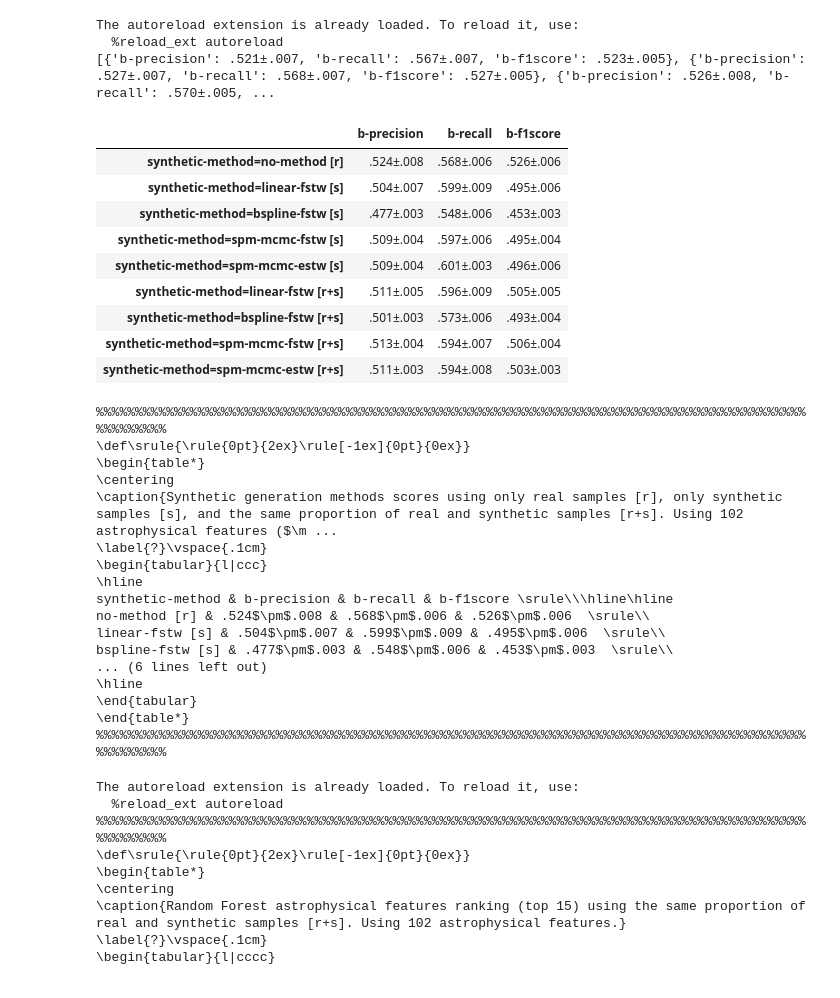
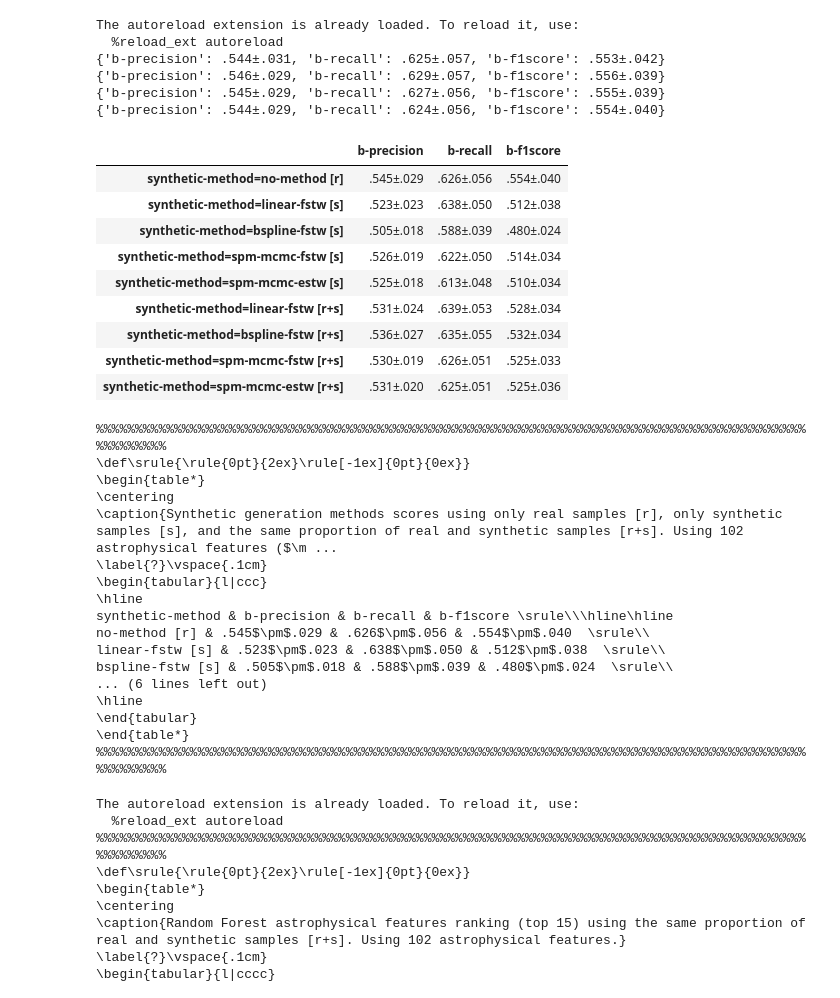
Before and after one commit to opimentel-github/astro-lightcurves-fats, a Jupyter notebook: experiments/metrics_results.ipynb, the cells around one changed output. Drawn from its saved outputs; the diff is of its cells as text; code cells hidden in the pictures.

```diff
--- a/experiments/metrics_results.ipynb
+++ b/experiments/metrics_results.ipynb
@@ -36,7 +36,7 @@ methods = [
 ]
 #methods = ['spm-mcmc-estw']
 eval_lcset_name = 'test'
-kf = '0'
+kf = '.'
 
 for method in methods:
     print('='*30+method)
@@ -185,44 +185,48 @@ for train_config in ['r', 's', 'r+s']:
             features = files[0]()['features']
             metric_xe = XError([f()['metrics_dict'][metric]*dmetrics[metric]['k'] for f in files])
             d[mn] = metric_xe
             #print(len(metric_xe))
 
         if not train_config=='r': # mean across methods in real case
             info_df.append(f'synthetic-method={method} [{train_config}]', d)
         else:
             aux_r.append(d)
 
     if train_config=='r': # mean across methods in real case
-        print(aux_r)
+        for r in aux_r:
+            print(r)
         new_d = {k:sum([r[k] for r in aux_r]) for k in d.keys()}
         info_df.append(f'synthetic-method=no-method [{train_config}]', new_d)
 
 display(info_df())
 caption = ''
 caption += f'Synthetic generation methods scores using only real samples [r], only synthetic samples [s], and the same proportion of real and synthetic samples [r+s].'
 caption += f' {get_mode_text(mode, features)} {get_kf_text(eval_lcset_name, kf)}'
 
 latex_kwargs = {
     'caption':caption,
     'label':'?',
     #'bold_axis':'columns',
 }
 latex_table = LatexTable(info_df(), **latex_kwargs)
 print(latex_table)
 # %% [output]
 The autoreload extension is already loaded. To reload it, use:
   %reload_ext autoreload
-[{'b-precision': .521±.007, 'b-recall': .567±.007, 'b-f1score': .523±.005}, {'b-precision': .527±.007, 'b-recall': .568±.007, 'b-f1score': .527±.005}, {'b-precision': .526±.008, 'b-recall': .570±.005, ...
+{'b-precision': .544±.031, 'b-recall': .625±.057, 'b-f1score': .553±.042}
+{'b-precision': .546±.029, 'b-recall': .629±.057, 'b-f1score': .556±.039}
+{'b-precision': .545±.029, 'b-recall': .627±.056, 'b-f1score': .555±.039}
+{'b-precision': .544±.029, 'b-recall': .624±.056, 'b-f1score': .554±.040}
 |  | b-precision | b-recall | b-f1score |
-| synthetic-method=no-method [r] | .524±.008 | .568±.006 | .526±.006 |
-| synthetic-method=linear-fstw [s] | .504±.007 | .599±.009 | .495±.006 |
-| synthetic-method=bspline-fstw [s] | .477±.003 | .548±.006 | .453±.003 |
-| synthetic-method=spm-mcmc-fstw [s] | .509±.004 | .597±.006 | .495±.004 |
-| synthetic-method=spm-mcmc-estw [s] | .509±.004 | .601±.003 | .496±.006 |
-| synthetic-method=linear-fstw [r+s] | .511±.005 | .596±.009 | .505±.005 |
-| synthetic-method=bspline-fstw [r+s] | .501±.003 | .573±.006 | .493±.004 |
-| synthetic-method=spm-mcmc-fstw [r+s] | .513±.004 | .594±.007 | .506±.004 |
-| synthetic-method=spm-mcmc-estw [r+s] | .511±.003 | .594±.008 | .503±.003 |
+| synthetic-method=no-method [r] | .545±.029 | .626±.056 | .554±.040 |
+| synthetic-method=linear-fstw [s] | .523±.023 | .638±.050 | .512±.038 |
+| synthetic-method=bspline-fstw [s] | .505±.018 | .588±.039 | .480±.024 |
+| synthetic-method=spm-mcmc-fstw [s] | .526±.019 | .622±.050 | .514±.034 |
+| synthetic-method=spm-mcmc-estw [s] | .525±.018 | .613±.048 | .510±.034 |
+| synthetic-method=linear-fstw [r+s] | .531±.024 | .639±.053 | .528±.034 |
+| synthetic-method=bspline-fstw [r+s] | .536±.027 | .635±.055 | .532±.034 |
+| synthetic-method=spm-mcmc-fstw [r+s] | .530±.019 | .626±.051 | .525±.033 |
+| synthetic-method=spm-mcmc-estw [r+s] | .531±.020 | .625±.051 | .525±.036 |
 %%%%%%%%%%%%%%%%%%%%%%%%%%%%%%%%%%%%%%%%%%%%%%%%%%%%%%%%%%%%%%%%%%%%%%%%%%%%%%%%%%%%%%%%%%%%%%%%%%%%
 \def\srule{\rule{0pt}{2ex}\rule[-1ex]{0pt}{0ex}}
 \begin{table*}
@@ -232,9 +236,9 @@ The autoreload extension is already loaded. To reload it, use:
 \begin{tabular}{l|ccc}
 \hline
 synthetic-method & b-precision & b-recall & b-f1score \srule\\\hline\hline
-no-method [r] & .524$\pm$.008 & .568$\pm$.006 & .526$\pm$.006  \srule\\
-linear-fstw [s] & .504$\pm$.007 & .599$\pm$.009 & .495$\pm$.006  \srule\\
-bspline-fstw [s] & .477$\pm$.003 & .548$\pm$.006 & .453$\pm$.003  \srule\\
+no-method [r] & .545$\pm$.029 & .626$\pm$.056 & .554$\pm$.040  \srule\\
+linear-fstw [s] & .523$\pm$.023 & .638$\pm$.050 & .512$\pm$.038  \srule\\
+bspline-fstw [s] & .505$\pm$.018 & .588$\pm$.039 & .480$\pm$.024  \srule\\
 ... (6 lines left out)
 \hline
 \end{tabular}
```
Also changed, not shown: parts of 1 cell of this notebook.
